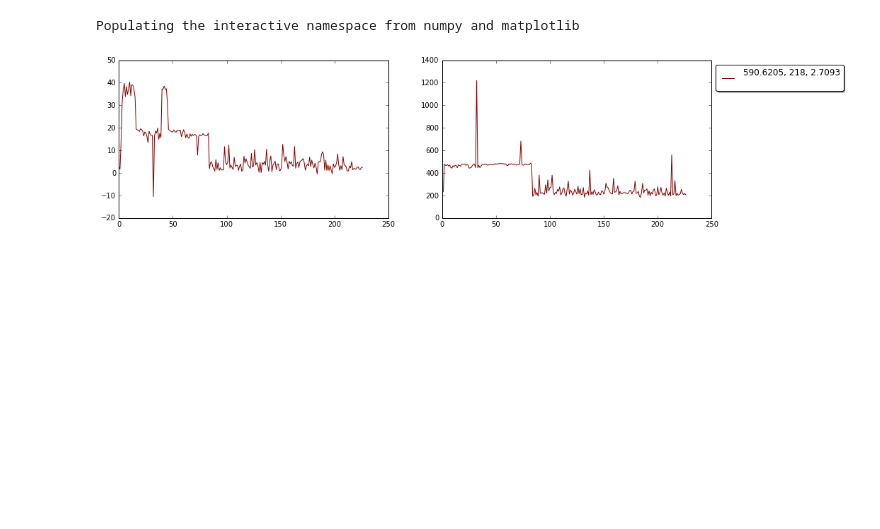
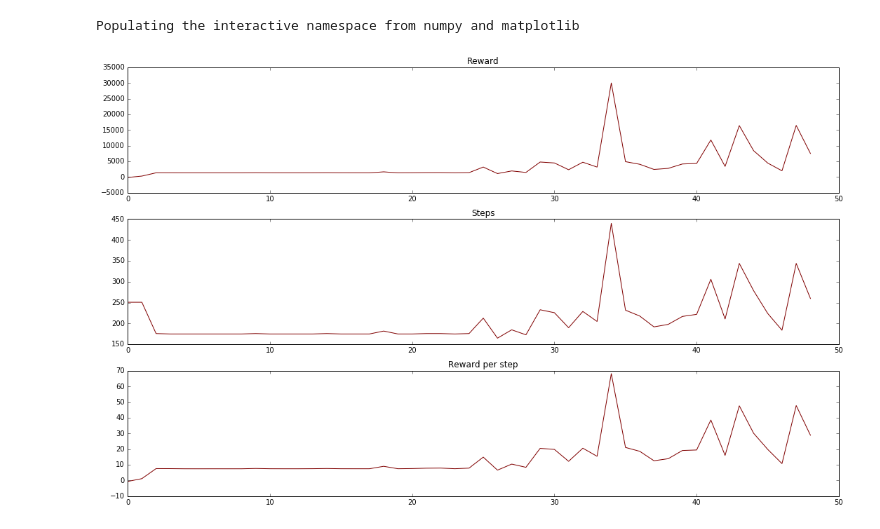
Before and after one commit to nicola-decao/Torcs-with-DDPG, a Jupyter notebook: plots/loss_plot.ipynb, the cells around one changed output. Saved outputs shown, nothing was run; the diff lists cells and outputs as text; code cells hidden in the pictures; blank space fills up the shorter version.

```diff
--- a/plots/loss_plot.ipynb
+++ b/plots/loss_plot.ipynb
@@ -8,40 +8,56 @@ cmap=plt.get_cmap('jet_r')
 Populating the interactive namespace from numpy and matplotlib
 # %%
 rewards = []
+rewards_step = []
 steps = []
 track_names = []
 i=-1
-with open('../rewards.csv', 'r') as f:
+with open('../runs/aalborg_train/rewards.csv', 'r') as f:
     data = f.readlines()
 
 for reading in data:
     try:
-        rewards[i].append(float(reading.split(', ')[2].replace('\n', '')))
+        rewards[i].append(float(reading.split(', ')[0].replace('\n', '')))
         steps[i].append(float(reading.split(', ')[1].replace('\n', '')))
+        rewards_step[i].append(float(reading.split(', ')[2].replace('\n', '')))
     except:
         rewards.append([])
         steps.append([])
+        rewards_step.append([])
         track_names.append(reading)
         i+=1
 
-for i in range(len(rewards)):
+for i in range(len(rewards_step)):
     r = rewards[i]
     s = steps[i]
+    r_s = rewards_step[i]
+
     if r:
         label = track_names[i]
         color = cmap(i/len(rewards))
         x = np.array(range(len(r)))
         polyfit_r = np.polyfit(x, r, 1)
         polyfit_s = np.polyfit(x, s, 1)
+        polyfit_r_s = np.polyfit(x, r_s, 1)
 
-        plt.figure(figsize=(15, 4))
-        plt.subplot(1, 2, 1)
+        plt.figure(figsize=(15, 12))
+        plt.subplot(4, 1, 1)
+        plt.title('Reward')
         #plt.plot(x, polyfit_r[0]*x + polyfit_r[1], label=label, linewidth=2, color=color)
         plt.plot(r, alpha=1, label=label, color=color)
-        plt.subplot(1, 2, 2)
+
+        plt.subplot(4, 1, 2)
+        plt.title('Steps')
         #plt.plot(x, polyfit_s[0]*x + polyfit_s[1], label=label, linewidth=2, color=color)
         plt.plot(s, alpha=1, label=label, color=color)
-        plt.legend(loc='upper left', bbox_to_anchor=(1, 1), ncol=3, fancybox=True, shadow=True)
+
+        plt.subplot(4, 1, 3)
+        plt.title('Reward per step')
+        #plt.plot(x, polyfit_r_s[0]*x + polyfit_r_s[1], label=label, linewidth=2, color=color)
+        plt.plot(r_s, alpha=1, label=label, color=color)
+
+        # plt.legend(loc='upper left', bbox_to_anchor=(1, 1), ncol=3, fancybox=True, shadow=True)
+        plt.tight_layout()
         plt.show()
 # %% [output]
-[figure, old version]
+[figure, new version]
```
Also changed, not shown: 8 other files.
